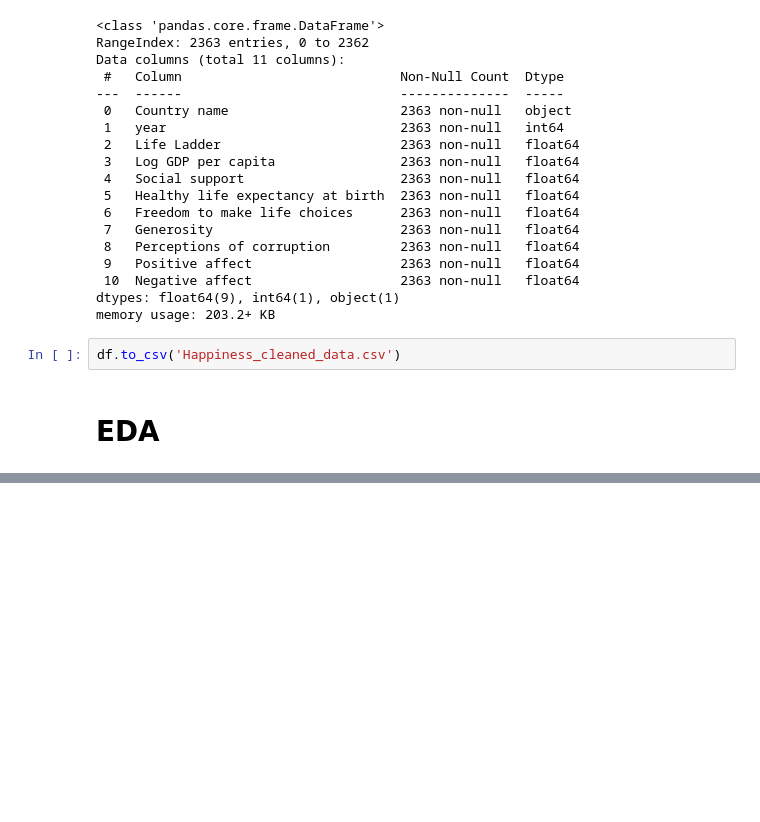
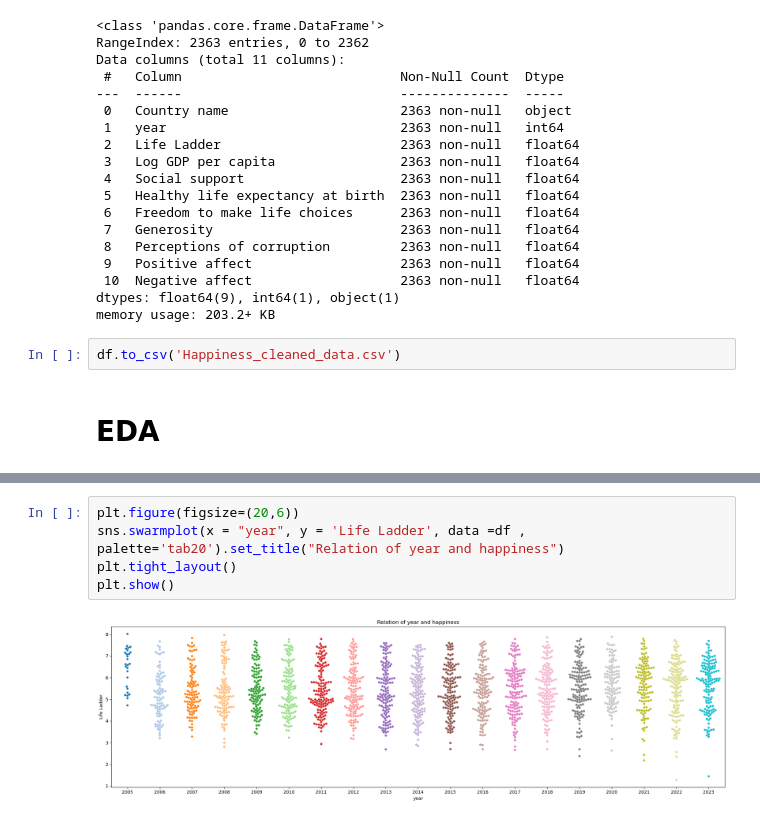
Before and after one commit to Aman-Baruwal/World_Happines_Report-2024, a Jupyter notebook: Happiness_Analysis.ipynb, the cells around one changed output, grey strips where cells are left out. Drawn from its saved outputs; the diff is of its cells as text; blank space fills up the shorter version.

```diff
--- a/Happiness_Analysis.ipynb
+++ b/Happiness_Analysis.ipynb
@@ -134,0 +143,7 @@ df.to_csv('Happiness_cleaned_data.csv')
+# %%
+plt.figure(figsize=(20,6))
+sns.swarmplot(x = "year", y = 'Life Ladder', data =df , palette='tab20').set_title("Relation of year and happiness")
+plt.tight_layout()
+plt.show()
+# %% [output]
+[figure, added]
```
Also changed, not shown: parts of 1 cell of this notebook.
